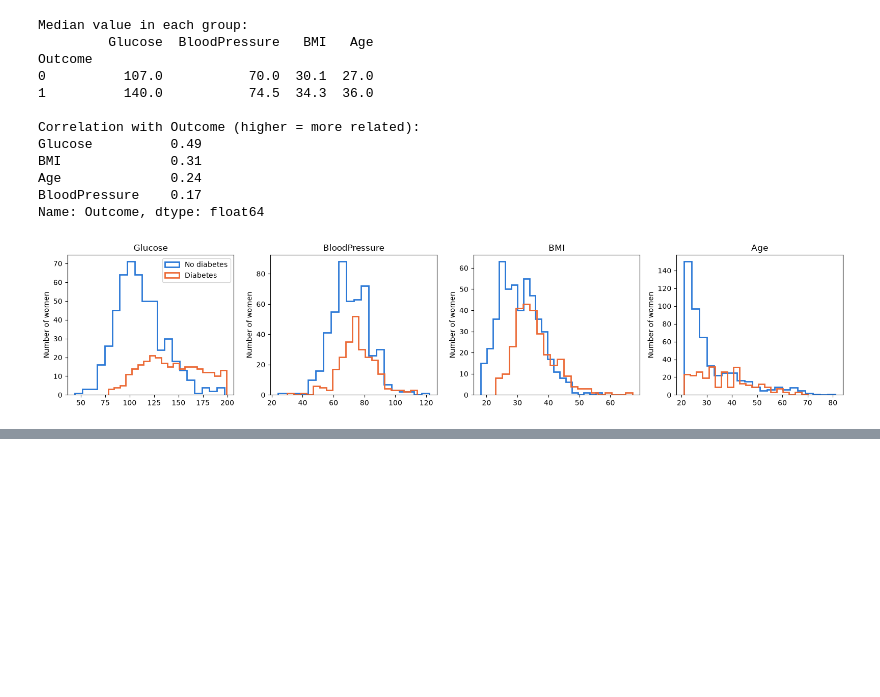
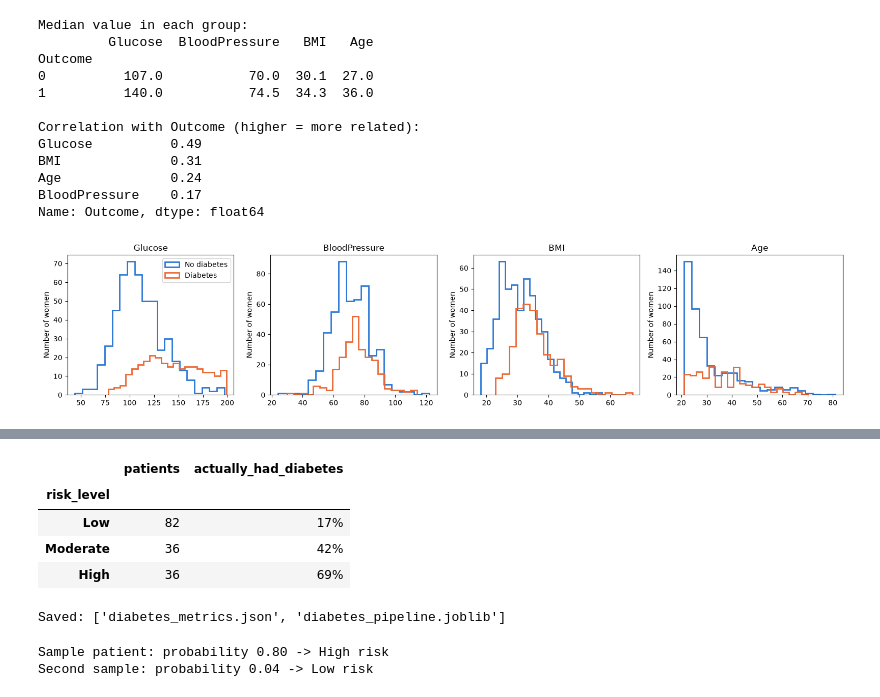
Before and after one commit to ARaj012/medtrail-ai, a Jupyter notebook: notebooks/diabetes/01_diabetes_model.ipynb, the cells around one changed output, grey strips where cells are left out. Saved outputs shown, nothing was run; the diff lists cells and outputs as text; code cells hidden in the pictures; blank space fills up the shorter version.

```diff
--- a/notebooks/diabetes/01_diabetes_model.ipynb
+++ b/notebooks/diabetes/01_diabetes_model.ipynb
@@ -117,0 +223,65 @@ Name: Outcome, dtype: float64
+# %%
+def risk_level(probability):
+    if probability < 0.30:
+        return "Low"
+    if probability < 0.60:
+        return "Moderate"
+    return "High"
+
+check = pd.DataFrame({"risk_level": [risk_level(p) for p in proba], "had_diabetes": y_test.values})
+risk_table = check.groupby("risk_level")["had_diabetes"].agg(patients="size", actually_had_diabetes="mean")
+risk_table = risk_table.reindex(["Low", "Moderate", "High"])
+risk_table["actually_had_diabetes"] = (risk_table["actually_had_diabetes"] * 100).round().astype(int).astype(str) + "%"
+risk_table
+# %% [output]
+|  | patients | actually_had_diabetes |
+| risk_level |  |  |
+| Low | 82 | 17% |
+| Moderate | 36 | 42% |
+| High | 36 | 69% |
+# %%
+import json
+import platform
+from datetime import date
+
+import joblib
+import sklearn
+import xgboost
+
+MODELS_DIR = ROOT / "models"
+MODELS_DIR.mkdir(exist_ok=True)
+joblib.dump(best_model, MODELS_DIR / "diabetes_pipeline.joblib")
+
+info = {
+    "disease": "diabetes",
+    "model": best_name,
+    "features": FEATURES,
+    "inputs_must_be_above_zero": FEATURES,
+    "risk_levels": {"Low": "below 0.30", "Moderate": "0.30 to below 0.60", "High": "0.60 and above"},
+    "dataset": "Pima Indians Diabetes, OpenML dataset 37 (original UCI file), 768 rows",
+    "split": "80/20 stratified, random_state=42: 614 train, 154 test",
+    "cross_validation": "5-fold stratified on the 614 training patients",
+    "cv_results": cv_results.reset_index().to_dict(orient="records"),
+    "test_metrics": {name: round(value, 3) for name, value in test_metrics.items()},
+    "versions": {"python": platform.python_version(), "scikit-learn": sklearn.__version__,
+                 "xgboost": xgboost.__version__},
+    "trained_on": str(date.today()),
+    "note": "Screening estimate from a small public dataset. Not a diagnosis.",
+}
+(MODELS_DIR / "diabetes_metrics.json").write_text(json.dumps(info, indent=2))
+print("Saved:", sorted(p.name for p in MODELS_DIR.iterdir()))
+# %% [output]
+Saved: ['diabetes_metrics.json', 'diabetes_pipeline.joblib']
+# %%
+loaded = joblib.load(MODELS_DIR / "diabetes_pipeline.joblib")
+
+sample = pd.DataFrame([{"Glucose": 165, "BloodPressure": 78, "BMI": 33.5, "Age": 52}])
+p = loaded.predict_proba(sample)[0, 1]
+print(f"Sample patient: probability {p:.2f} -> {risk_level(p)} risk")
+
+healthy = pd.DataFrame([{"Glucose": 95, "BloodPressure": 70, "BMI": 23.0, "Age": 25}])
+p2 = loaded.predict_proba(healthy)[0, 1]
+print(f"Second sample: probability {p2:.2f} -> {risk_level(p2)} risk")
+# %% [output]
+Sample patient: probability 0.80 -> High risk
+Second sample: probability 0.04 -> Low risk
```
Also changed, not shown: parts of 5 cells of this notebook, 2 other files.
